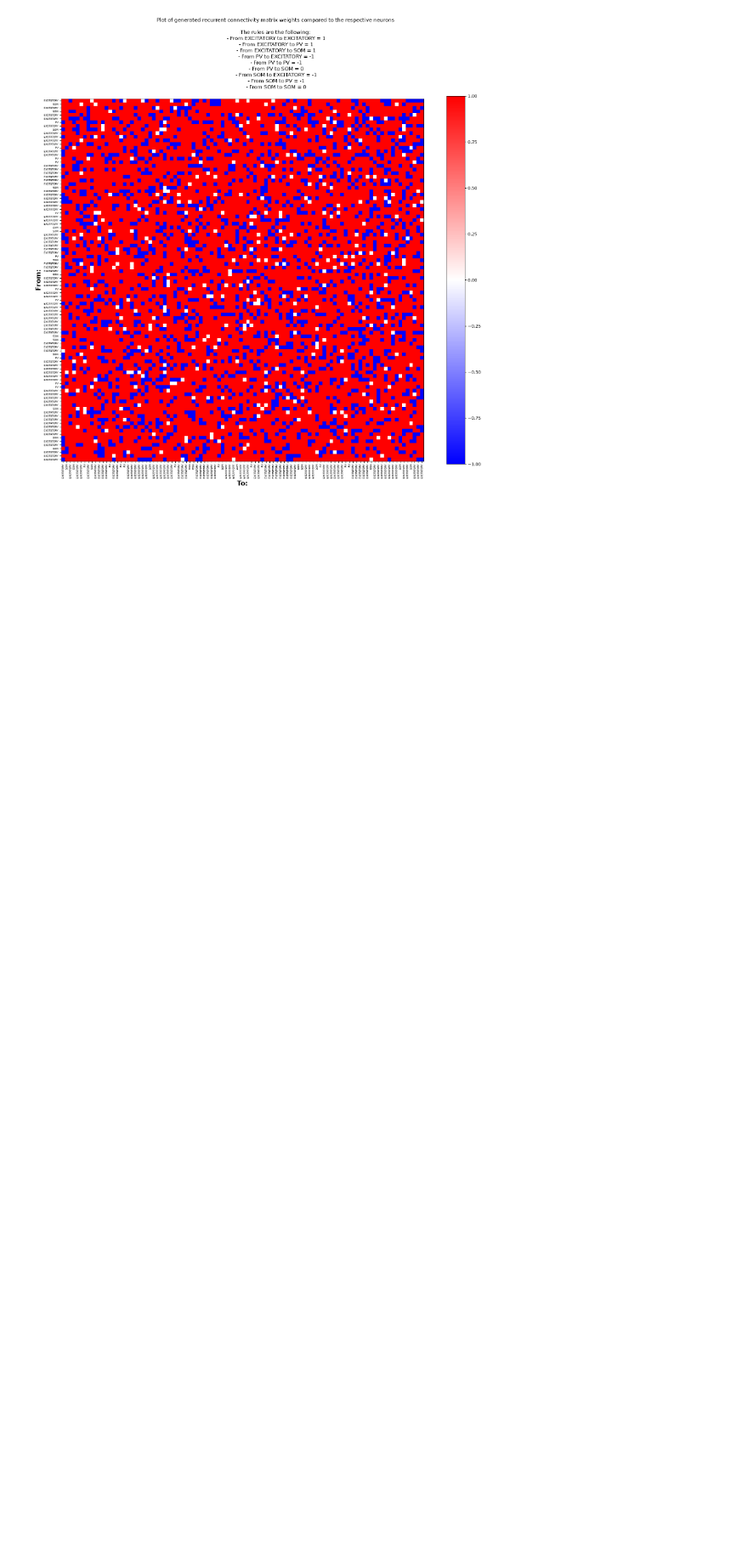
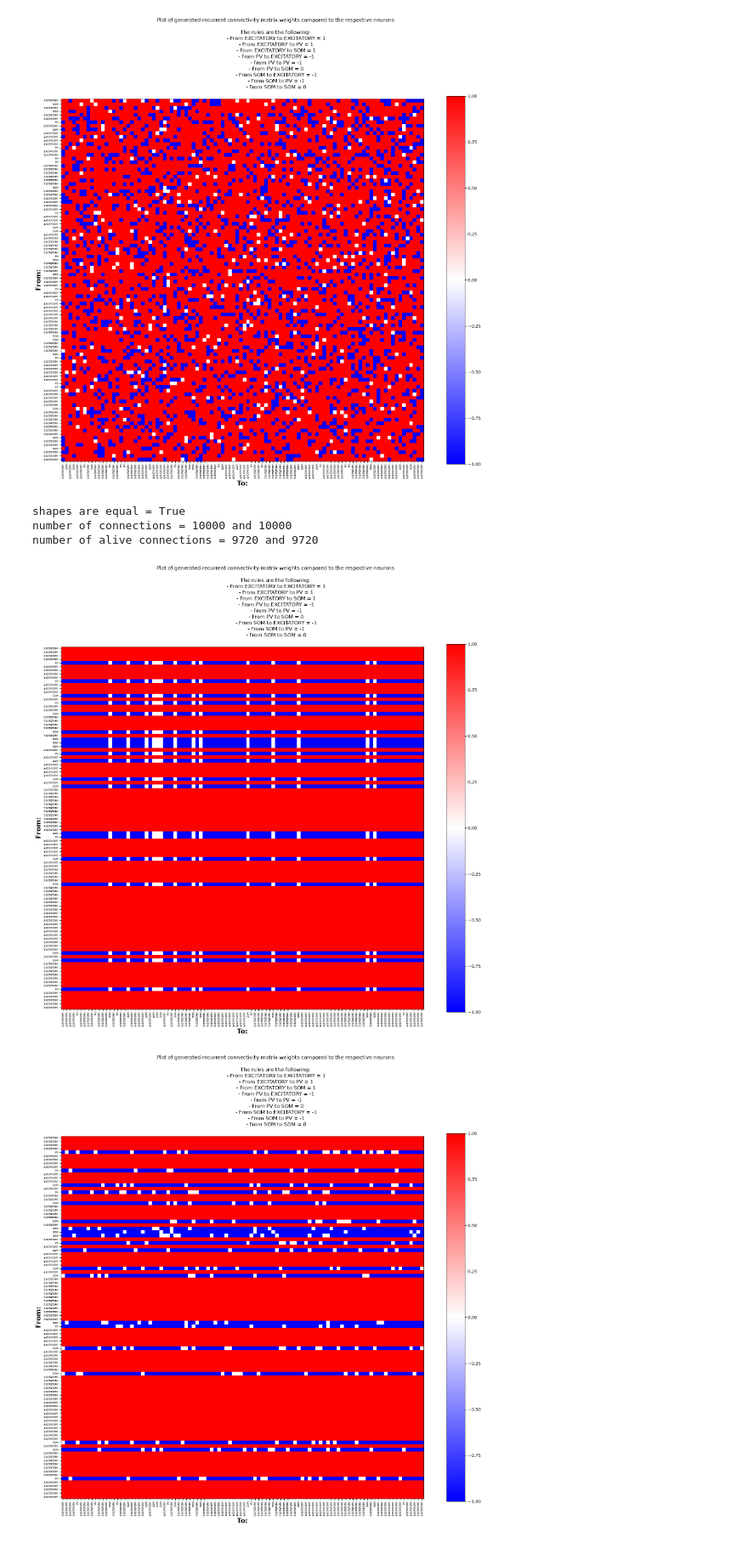
Before and after one commit to Emiel-Nagel/Thesis-Code, a Jupyter notebook: important_tests/test_connectivity.ipynb, the cells around one changed output. Shown at 85% size. Saved outputs shown, nothing was run; the diff lists cells and outputs as text; code cells hidden in the pictures; blank space fills up the shorter version.

Commit message:
updated connectivity code, added function to preserve excitatory connections

```diff
--- a/important_tests/test_connectivity.ipynb
+++ b/important_tests/test_connectivity.ipynb
@@ -54,17 +54,27 @@ Counted 11 neurons, should be 10
 Counted 14 neurons, should be 15
 # %%
 import matplotlib.pyplot as plt
+import numpy as np
 from torch import Tensor
 
-def plot_rec_matrix(neurons: list[list[connectivity.Neurons]], rec_matrices: list[Tensor]) -> None:
+def plot_rec_matrix(neurons: list[list[connectivity.Neurons]], rec_matrices: list[Tensor], sort: bool = False) -> None:
     assert len(neurons) == len(rec_matrices), \
         f"Neurons and rec_matrices should have equal lengths, but {len(neurons)} and {len(rec_matrices)} is a mismatch"
 
     fig, axes = plt.subplots(nrows=len(neurons), ncols=1, squeeze=False, figsize=(16, 16 * len(neurons)))
     for ax, rec_matrix, layer in zip(axes, rec_matrices, neurons):
         ax = ax[0]
-        labels = [n.name for n in layer]
-        im = ax.imshow(rec_matrix.detach().cpu().numpy(), cmap="bwr")
+        if sort:
+            order = sorted(range(len(layer)), key=lambda i: layer[i].name)
+
+            labels = [layer[i].name for i in order]
+            mat = rec_matrix.detach().cpu().numpy()
+            mat = mat[np.ix_(order, order)]   # reorder rows AND columns identically
+
+            im = ax.imshow(mat, cmap="bwr")
+        else:
+            labels = [n.name for n in layer]
+            im = ax.imshow(rec_matrix.detach().cpu().numpy(), cmap="bwr")
 
         ax.set_xticks(range(len(labels)), labels=labels, fontsize=6, rotation=90)
         ax.set_yticks(range(len(labels)), labels=labels, fontsize=6)
@@ -89,3 +99,15 @@ number of alive connections = 9650 and 9650
 plot_rec_matrix(neurons, pruned_matrices)
 # %% [output]
 [figure]
+# %%
+# now with new connectivity function that preserves the excitatory connections
+# This works!!
+rec_matrices, pruned_matrices = connectivity.build_recurrent_and_pruned_matrices(neurons)
+plot_rec_matrix(neurons, rec_matrices)
+plot_rec_matrix(neurons, pruned_matrices)
+# %% [output]
+shapes are equal = True
+number of connections = 10000 and 10000
+number of alive connections = 9720 and 9720
+[figure, added]
+[figure, added]
```
Also changed, not shown: parts of 2 cells of this notebook, 1 other file.
